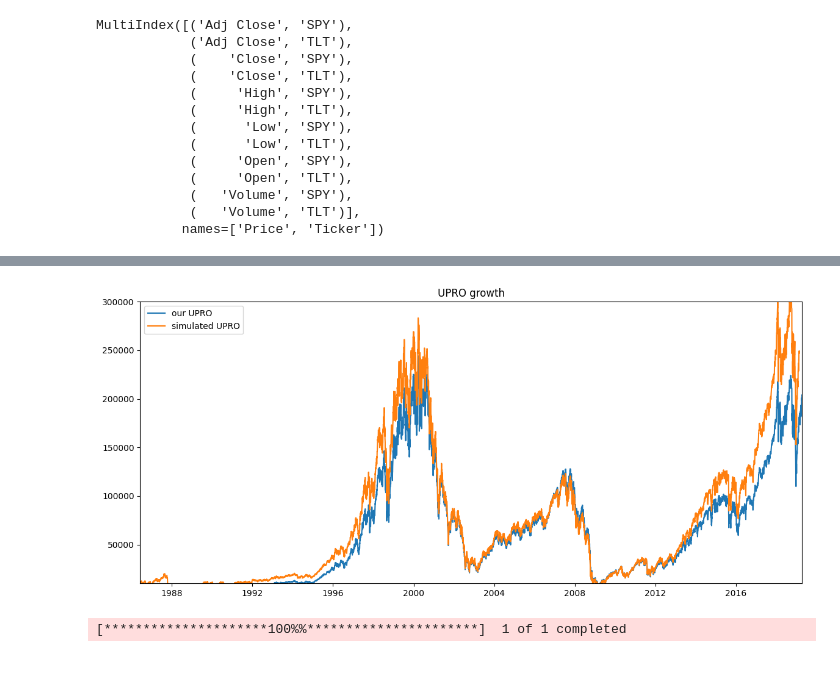
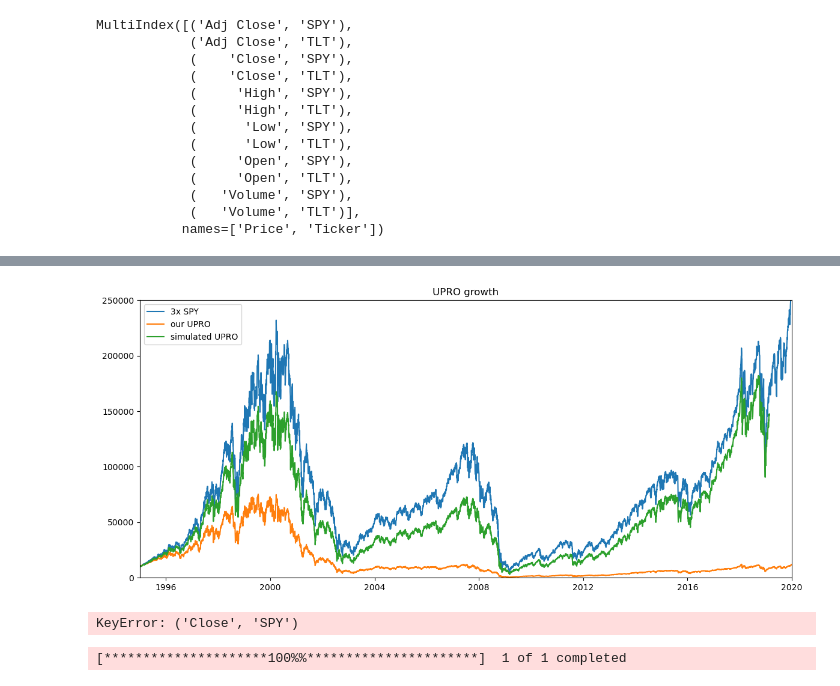
Before and after one commit to oTaira/BTBJ, a Jupyter notebook: BTBJ.ipynb, the cells around one changed output, grey strips where cells are left out. Drawn from its saved outputs; the diff is of its cells as text; code cells hidden in the pictures.

```diff
--- a/BTBJ.ipynb
+++ b/BTBJ.ipynb
@@ -120,7 +127,7 @@ def leverage(df, tickers, lev = 1):
         if ('Close', index) in df.columns:
             # Calculate percentage change for the specified ticker's 'Close' price
             pct_change_series = df['Close', index].pct_change() * 100 * lev  # Multiply by 100 to convert to percentage
-            pct_change_series.name = f"{letf}_ours"  # Rename the Series for clarity
+            pct_change_series.name = f"{lev}x{index}"  # Rename the Series for clarity
             pct_change_list.append(pct_change_series)
 
     # Concatenate all the percentage change Series into a single DataFrame
@@ -134,8 +141,13 @@ def leverage(df, tickers, lev = 1):
         return pd.DataFrame()  # Return an empty DataFrame if no tickers were found or provided
 # %%
 tickers = {'SPY': 'UPRO', 'TLT': 'TMF'}
-pct_change_df = leverage(real_data, tickers , 3)
-pct_change_df = leverage(real_data, tickers, 3)
+pct_change_df = leverage(real_data, tickers , LEV)
+pct_change_df = leverage(real_data, tickers, LEV)
 pct_change_df['Date'] = pd.to_datetime(pct_change_df['Date'])
+pct_change_df = pd.merge_asof(pct_change_df.sort_values('Date'),
+                            FFR.sort_values('Date'),
+                            on='Date',
+                            direction='backward')
+pct_change_df['UPRO_ours'] = pct_change_df[f'{LEV}xSPY'] - pct_change_df['Borrow cost']
 print(pct_change_df)
 # %% [output]
@@ -178,17 +190,21 @@ joined_df[5500:6000]
 # %%
+start = "1995"
+
+plt.plot(joined_df["UPRO_sim"], label = "simulated UPRO")
 plt.plot(joined_df["UPRO_ours"], label="our UPRO")
-plt.plot(joined_df["UPRO_sim"], label = "simulated UPRO")
+# plt.plot(joined_df["3xSPY"], label="3x S&P 500")
 plt.legend()
 plt.title("UPRO % change")
 plt.ylim(-20,20)
-plt.xlim(6000,18000)
+plt.xlim(pd.to_datetime(start), pd.to_datetime("2020"))
 plt.show()
 
-plt.plot(joined_df["TMF_ours"], label="our TMF")
+plt.plot(joined_df["3xTLT"], label="our TMF")
 plt.plot(joined_df["TMF_sim"], label = "simulated TMF")
 plt.legend()
 plt.title("TMF % change")
 plt.xlim(6000,18000)
+plt.xlim(pd.to_datetime(start), pd.to_datetime("2020"))
 plt.ylim(-10,10)
 plt.show()
 # %% [output]
@@ -197,23 +213,24 @@ plt.show()
 # %%
 INIT = 10000
 
-def growth(joined_df, init = 10000):
+def growth(joined_df, start="1970"):
     # Set the first column as the index
-    coeffs = 1 + joined_df / 100
+    index = joined_df["UPRO_ours"].index.searchsorted(start)
+    coeffs = 1 + joined_df.iloc[index:, :] / 100
     return INIT * coeffs.cumprod()
 
 plt.figure(figsize=(14, 6))  # Adjust the width as needed
-plt.plot(growth(joined_df, INIT)["UPRO_ours"], label="our UPRO")
-plt.plot(growth(joined_df, INIT)["UPRO_sim"], label = "simulated UPRO")
+df = growth(joined_df, "1995")
+plt.plot(df["3xSPY"], label="3x SPY")
+plt.plot(df["UPRO_ours"], label="our UPRO")
+plt.plot(df["UPRO_sim"], label = "simulated UPRO")
 plt.title("UPRO growth")
 plt.legend()
-plt.ylim(INIT,300000)
-plt.xlim(6000,18000)
+plt.ylim(0, 250000)
+plt.xlim(pd.to_datetime(start), pd.to_datetime("2020"))
 plt.show()
-
-# TODO: starting year
 # %% [output]
-[figure, old version]
+[figure, new version]
 # %%
 def estimate_annual_expense_ratio(df, base_ticker, leverage_ticker, lev=3):
     """
@@ -252,7 +269,7 @@ print(f"Estimated Annual Expense Ratio: {estimated_expense_ratio_annual:.4f}")
 
 # Now simulate UPRO including the estimated expense ratio
 tickers = {base_ticker: leverage_ticker + '_simulated'}
-upro_simulated_df = simulate_leverage_with_expense_ratio(df, tickers, lev=3, expense_ratio_annual=estimated_expense_ratio_annual)
+upro_simulated_df = simulate_leverage_with_expense_ratio(df, tickers, LEV, expense_ratio_annual=estimated_expense_ratio_annual)
 
 
 
@@ -307,6 +324,8 @@ def simulate_leverage_with_expense_ratio(df, tickers, lev=1, expense_ratio_annua
         return pct_change_df
     else:
         return pd.DataFrame()  # Return an empty DataFrame if no tickers were found or provided
+# %% [output]
+KeyError: ('Close', 'SPY')
 # %%
 no_expense_ratio_simulated_upro = joined_df["UPRO_ours"]
 
```
Also changed, not shown: parts of 7 cells of this notebook, 1 other file.
